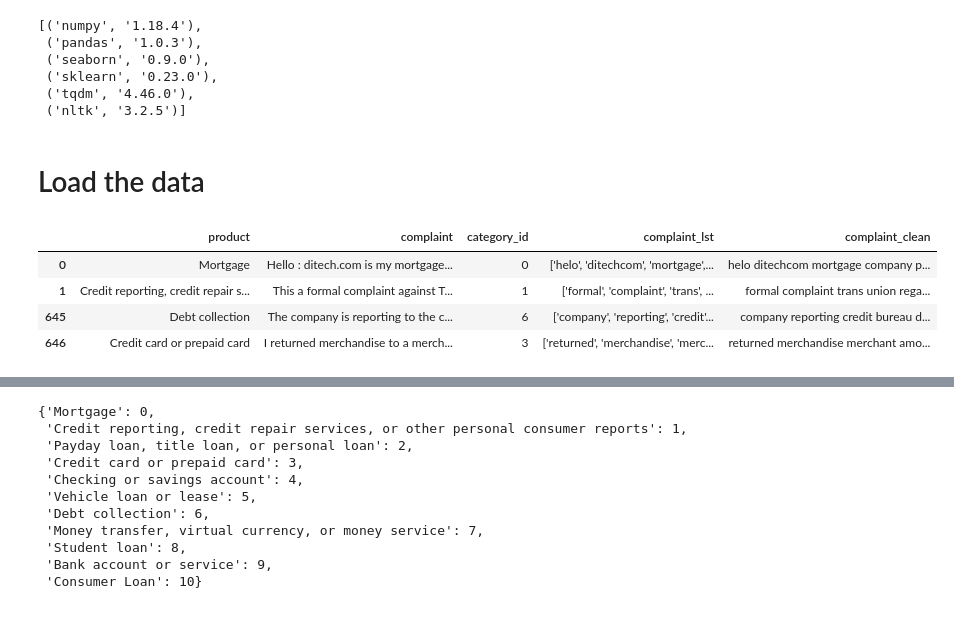
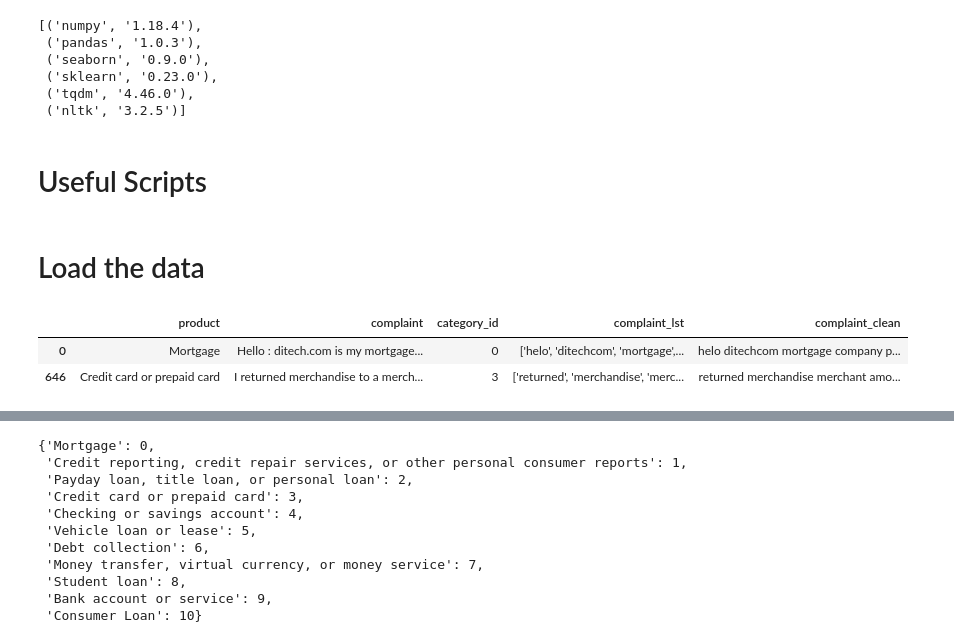
Before and after one commit to bhishanpdl/Project_Consumer_Complaint, a Jupyter notebook: notebooks/a02_eda_text_data.ipynb, the cells around one changed output, grey strips where cells are left out. Drawn from its saved outputs; the diff is of its cells as text; code cells hidden in the pictures.

```diff
--- a/notebooks/a02_eda_text_data.ipynb
+++ b/notebooks/a02_eda_text_data.ipynb
@@ -58,3 +58,7 @@ import tqdm
  ('sklearn', '0.23.0'),
  ('tqdm', '4.46.0'),
  ('nltk', '3.2.5')]
+# %%
+pd.options.display.max_colwidth = None
+# %% [markdown]
+# Useful Scripts
@@ -62,10 +84,8 @@ import tqdm
 # Load the data
 # %%
 df = pd.read_csv('../data/data_clean.csv')
-df.head(2).append(df.tail(2))
+df.head(1).append(df.tail(1))
 # %% [output]
 |  | product | complaint | category_id | complaint_lst | complaint_clean |
 | 0 | Mortgage | Hello : ditech.com is my mortgage... | 0 | ['helo', 'ditechcom', 'mortgage',... | helo ditechcom mortgage company p... |
-| 1 | Credit reporting, credit repair s... | This a formal complaint against T... | 1 | ['formal', 'complaint', 'trans', ... | formal complaint trans union rega... |
-| 645 | Debt collection | The company is reporting to the c... | 6 | ['company', 'reporting', 'credit'... | company reporting credit bureau d... |
 | 646 | Credit card or prepaid card | I returned merchandise to a merch... | 3 | ['returned', 'merchandise', 'merc... | returned merchandise merchant amo... |
```
Also changed, not shown: parts of 6 cells of this notebook, 7 other files.
